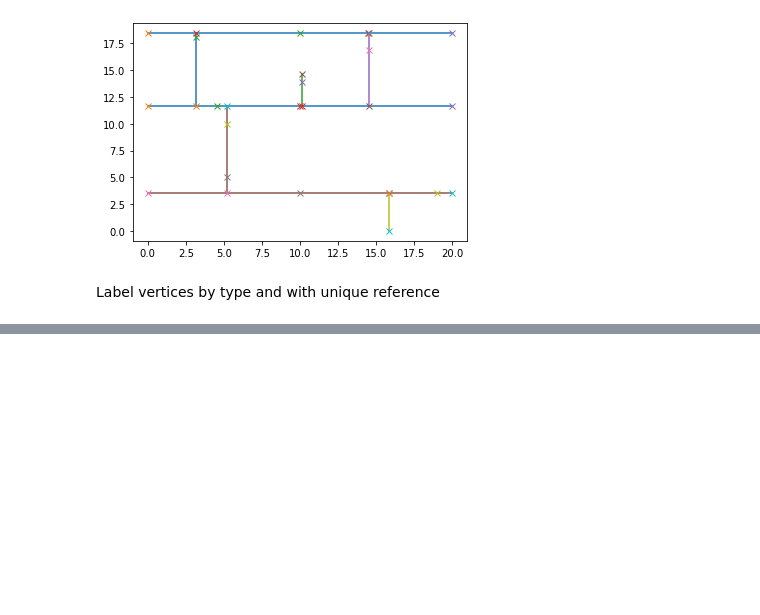
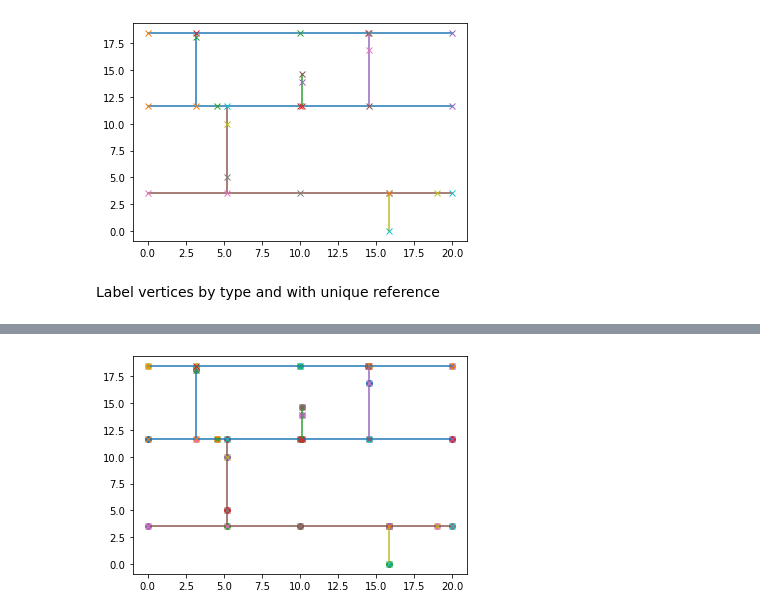
Before and after one commit to soldfield/geoseer, a Jupyter notebook: src/geoseer/dfngen_reader.ipynb, the cells around one changed output, grey strips where cells are left out. Saved outputs shown, nothing was run; the diff lists cells and outputs as text; code cells hidden in the pictures; blank space fills up the shorter version.

Commit message:
Working on vertex listing and identification.

```diff
--- a/src/geoseer/dfngen_reader.ipynb
+++ b/src/geoseer/dfngen_reader.ipynb
@@ -223,0 +254,29 @@ class Vertex:
+# %%
+
+class Vertex:
+    """
+    Class to host a single vertex that sits within a fracture network
+    """
+    def __init__(self, vt_id, vt_coords, fracture_membership):
+        self.vt_id = vt_id
+        self.name = 'vt'+str(self.vt_id)
+        self.coords = vt_coords
+        self.fracture_membership = fracture_membership
+        self.vt_position = "centrepoints"
+
+    def __str__(self):
+        return str(self.name) + " " + str(self.coords) + " Member of: " + str(self.fracture_membership)
+
+    def __repr__(self):
+        return self.__dict__
+# %%
+vertex_list = []
+
+for key in fracture_db.keys():
+    pt_id = fracture_db[key]['vt_id']
+    coords = fracture_db[key]['Coords']
+    frac_number = fracture_db[key]['FracNo']
+    for pt in range(len(pt_id)):
+        vtx = Vertex(pt_id[pt], coords[pt], frac_number)
+        print(vtx)
+        vertex_list.append(vtx)
@@ -223,0 +301,4 @@ class Vertex:
+# %%
+
+for i in vertex_list:
+    print(i.__repr__())
@@ -223,0 +323,14 @@ class Vertex:
+# %%
+for i in vertex_list:
+    plt.scatter(i.coords[0], i.coords[1])
+
+for key in fracture_db.keys():
+    x = fracture_db[key]['Coords'][:,0]
+    y = fracture_db[key]['Coords'][:,1]
+    plt.plot(x, y)
+    for i in range(len(x)):
+        plt.plot(x[i], y[i], 'x')
+
+plt.show()
+# %% [output]
+[figure, added]
```
Also changed, not shown: parts of 13 cells of this notebook.
